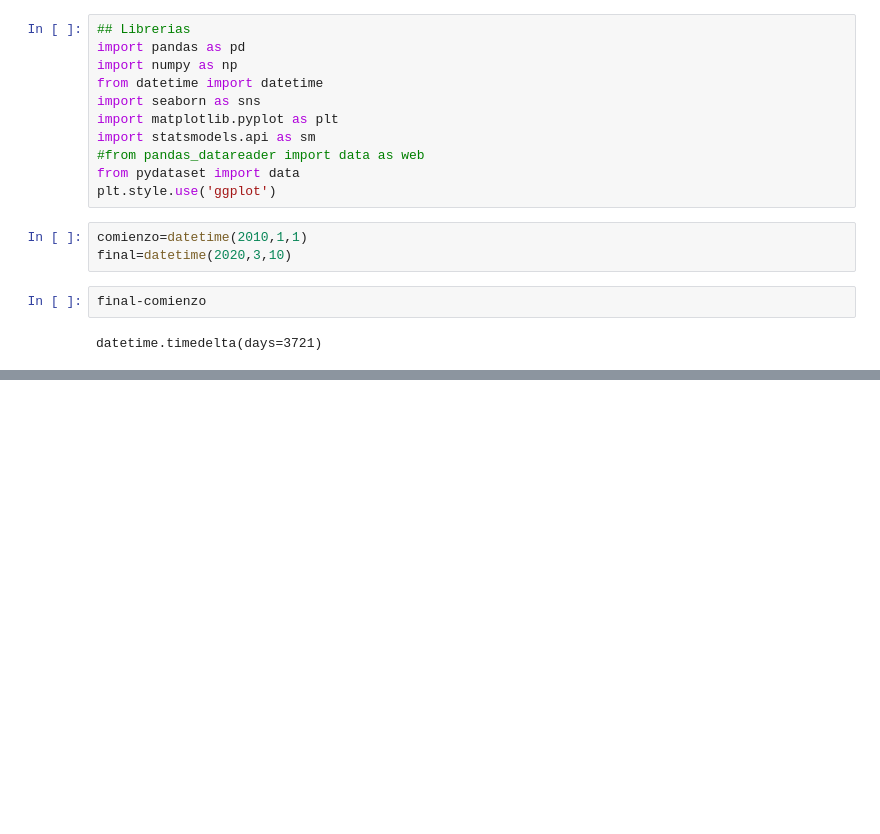
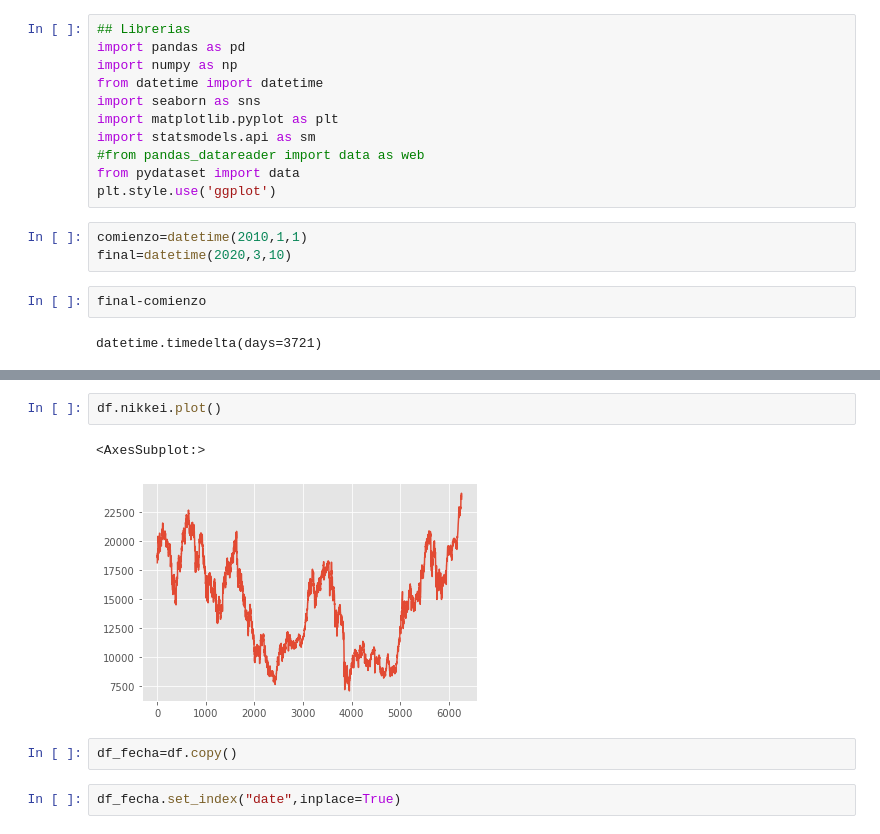
Before and after one commit to felixballestergoytia/Bootcamp_Sep2022, a Jupyter notebook: Seires Temporales/series_Temporales.ipynb, the cells around one changed output, grey strips where cells are left out. Saved outputs shown, nothing was run; the diff lists cells and outputs as text; blank space fills up the shorter version.

```diff
--- a/Seires Temporales/series_Temporales.ipynb
+++ b/Seires Temporales/series_Temporales.ipynb
@@ -36,0 +85,9 @@ NameError: name 'df' is not defined
+# %%
+df.nikkei.plot()
+# %% [output]
+<AxesSubplot:>
+[figure, added]
+# %%
+df_fecha=df.copy()
+# %%
+df_fecha.set_index("date",inplace=True)
```
Also changed, not shown: parts of 20 cells of this notebook, 1 other file.
